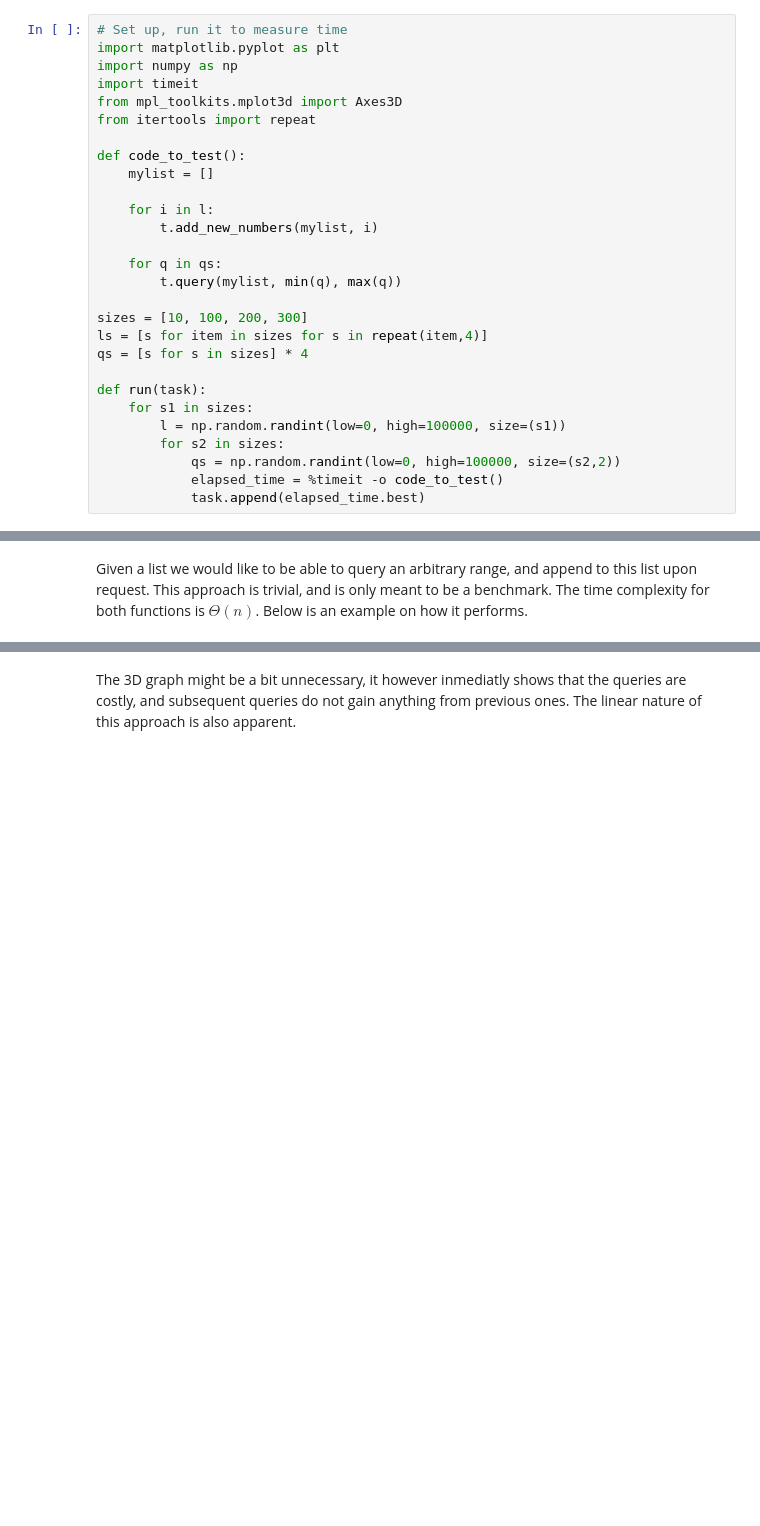
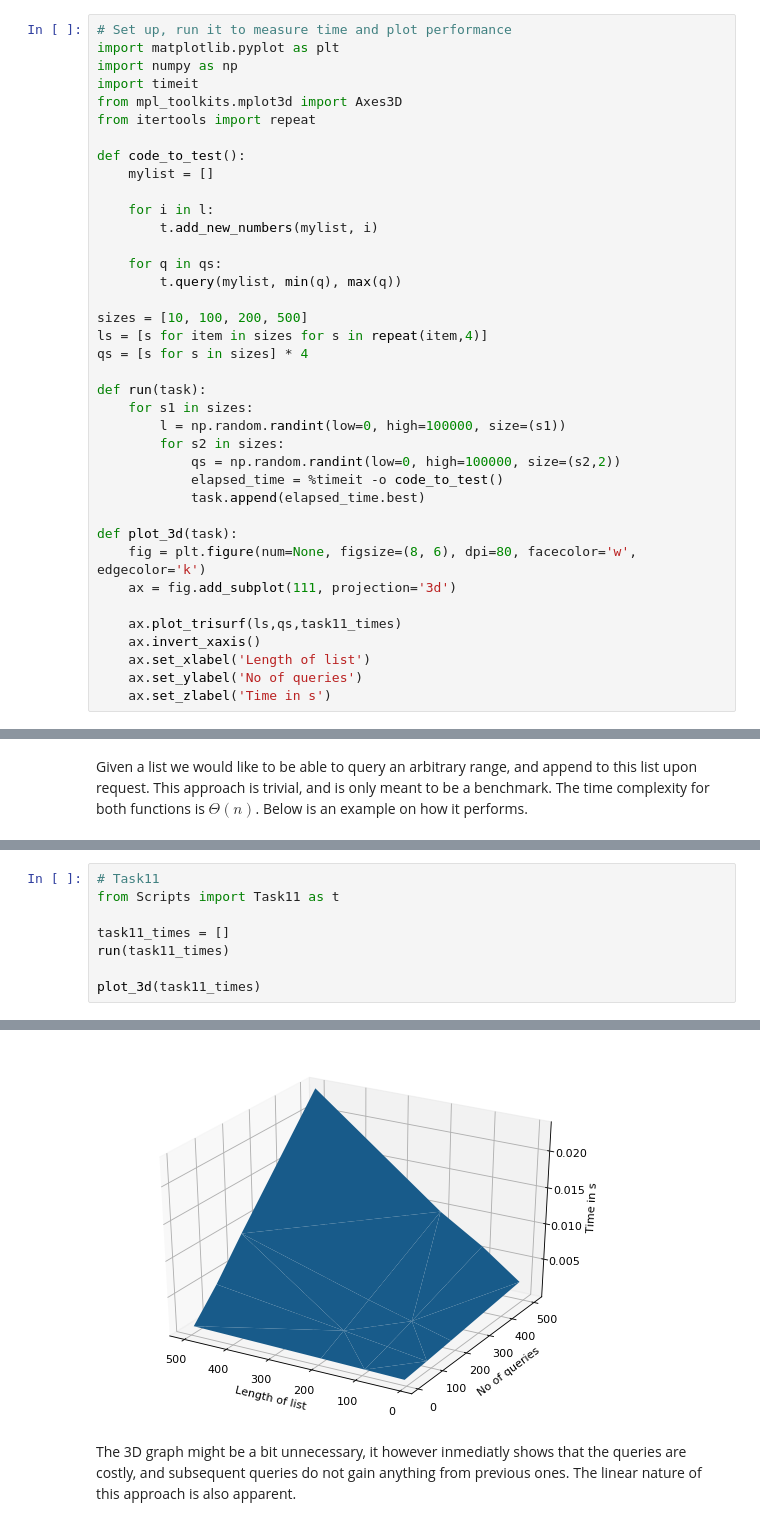
Before and after one commit to Vejni/Python-RangeSearch, a Jupyter notebook: RangeSearch.ipynb, the cells around one changed output, grey strips where cells are left out. Cells and saved outputs as stored; diff of their text form; blank space fills up the shorter version.

```diff
--- a/RangeSearch.ipynb
+++ b/RangeSearch.ipynb
@@ -3,7 +3,7 @@
 # %% [markdown]
 This report is to measure and visualise the time complexity of each approach. For a thorough explanation view the pdf.
 # %%
-# Set up, run it to measure time
+# Set up, run it to measure time and plot performance
 import matplotlib.pyplot as plt
 import numpy as np
 import timeit
@@ -19,7 +19,7 @@ def code_to_test():
     for q in qs:
         t.query(mylist, min(q), max(q))
 
-sizes = [10, 100, 200, 300]
+sizes = [10, 100, 200, 500]
 ls = [s for item in sizes for s in repeat(item,4)]
 qs = [s for s in sizes] * 4
 
@@ -30,6 +30,16 @@ def run(task):
             qs = np.random.randint(low=0, high=100000, size=(s2,2))
             elapsed_time = %timeit -o code_to_test()
             task.append(elapsed_time.best)
+
+def plot_3d(task):
+    fig = plt.figure(num=None, figsize=(8, 6), dpi=80, facecolor='w', edgecolor='k')
+    ax = fig.add_subplot(111, projection='3d')
+
+    ax.plot_trisurf(ls,qs,task11_times)
+    ax.invert_xaxis()
+    ax.set_xlabel('Length of list')
+    ax.set_ylabel('No of queries')
+    ax.set_zlabel('Time in s')
 # %% [markdown]
 ## Task 1.1
 # %% [markdown]
@@ -70,0 +47,9 @@ Text(0.5, 0, 'Time in ms')
+# %%
+# Task11
+from Scripts import Task11 as t
+
+task11_times = []
+run(task11_times)
+
+plot_3d(task11_times)
+# %% [output]
@@ -71,3 +72,4 @@ Text(0.5, 0, 'Time in ms')
+[figure, added]
 # %% [markdown]
 The 3D graph might be a bit unnecessary, it however inmediatly shows that the queries are costly, and subsequent queries do not gain anything from previous ones. The linear nature of this approach is also apparent.
 # %% [markdown]
```
Also changed, not shown: parts of 10 cells of this notebook, 9 other files.
